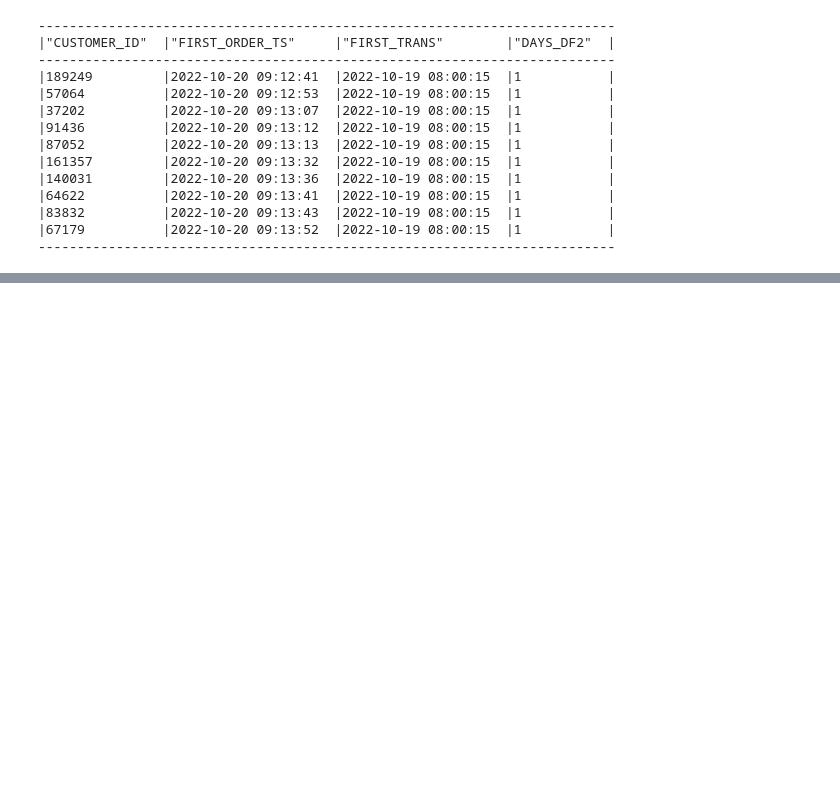
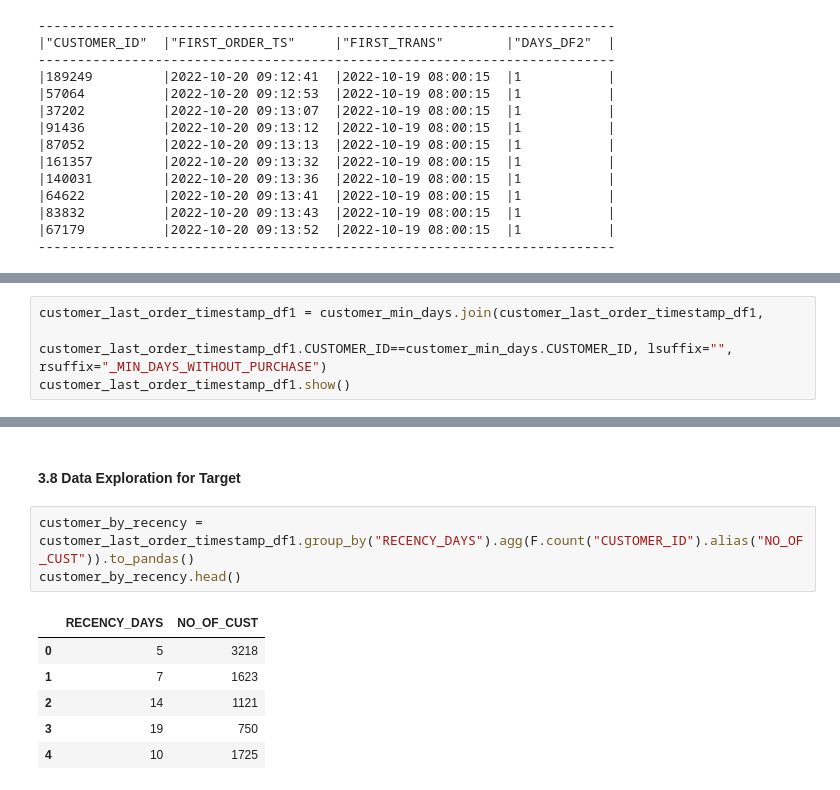
Before and after one commit to cshiwei330/ICP-ASG3-Insightify, a Jupyter notebook: Churn Model with Hold Out.ipynb, the cells around one changed output, grey strips where cells are left out. Saved outputs shown, nothing was run; the diff lists cells and outputs as text; blank space fills up the shorter version.

```diff
--- a/Churn Model with Hold Out.ipynb
+++ b/Churn Model with Hold Out.ipynb
@@ -536,0 +834,4 @@ customer_first_order_timestamp_df2.show()
+# %%
+customer_last_order_timestamp_df1 = customer_min_days.join(customer_last_order_timestamp_df1,
+                                customer_last_order_timestamp_df1.CUSTOMER_ID==customer_min_days.CUSTOMER_ID, lsuffix="", rsuffix="_MIN_DAYS_WITHOUT_PURCHASE")
+customer_last_order_timestamp_df1.show()
@@ -536,0 +913,12 @@ customer_first_order_timestamp_df2.show()
+# %% [markdown]
+#### 3.8 Data Exploration for Target <a id="part3-8"></a>
+# %%
+customer_by_recency = customer_last_order_timestamp_df1.group_by("RECENCY_DAYS").agg(F.count("CUSTOMER_ID").alias("NO_OF_CUST")).to_pandas()
+customer_by_recency.head()
+# %% [output]
+|  | RECENCY_DAYS | NO_OF_CUST |
+| 0 | 5 | 3218 |
+| 1 | 7 | 1623 |
+| 2 | 14 | 1121 |
+| 3 | 19 | 750 |
+| 4 | 10 | 1725 |
```
Also changed, not shown: parts of 42 cells of this notebook.
